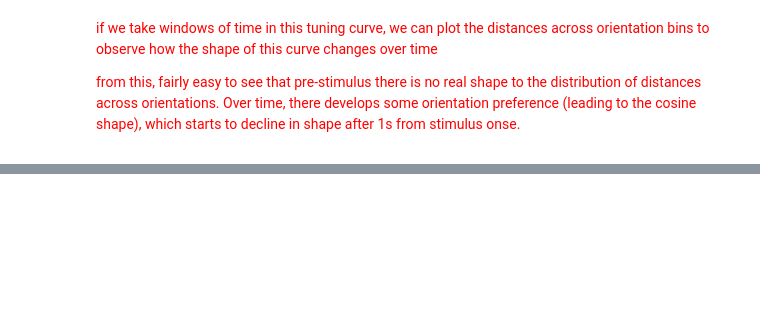
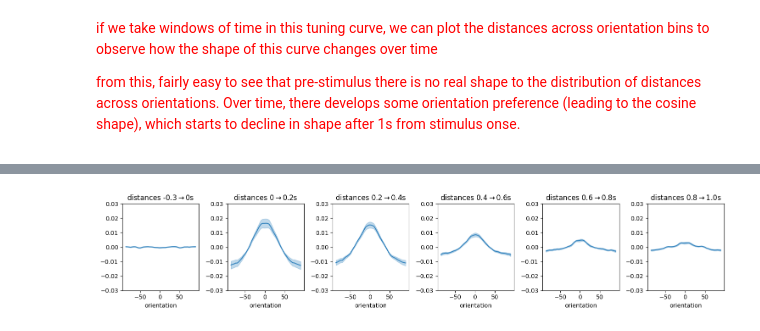
Before and after one commit to schekroud/tuningcurves, a Jupyter notebook: analysis/04_visualise_TuningCurve_acrossSubjects.ipynb, the cells around one changed output, grey strips where cells are left out. Cells and saved outputs as stored; diff of their text form; code cells hidden in the pictures; blank space fills up the shorter version.

```diff
--- a/analysis/04_visualise_TuningCurve_acrossSubjects.ipynb
+++ b/analysis/04_visualise_TuningCurve_acrossSubjects.ipynb
@@ -139,0 +145,22 @@ fig.tight_layout()
+# %%
+#plot across subjects mean + std error
+tstarts = [-0.3, 0,   0.2, 0.4, 0.6, 0.8]
+tends   = [ 0,   0.2, 0.4, 0.6, 0.8, 1.0]
+plotcount = np.arange(len(tstarts))+1
+fig = plt.figure(figsize = [15, 3])
+for x in zip(plotcount, tstarts, tends):
+    ax = fig.add_subplot(1,6,x[0])
+    tinds = np.logical_and(np.greater_equal(times, x[1]), np.less_equal(times, x[2]))
+    tmpdat = gmean_tp[:,:,:,tinds].copy() # ppts x items x bins x time
+    tmpdat = tmpdat.mean(axis=3) #average across time, now ppts x items x bins
+    tmpdat = tmpdat.mean(axis=1) #average across items, now ppts x bins
+    imean = tmpdat.mean(0)
+    isem  = sp.stats.sem(tmpdat, axis=0, ddof=0, nan_policy='omit')
+    ax.plot(binmids, imean, lw = 1.5, color = '#3182bd')
+    ax.fill_between(binmids, np.add(imean, isem), np.subtract(imean, isem), edgecolor=None, alpha = 0.3, color='#3182bd')
+    ax.set_xlabel('orientation')
+    ax.set_title(f'distances {x[1]}$\\rightarrow${x[2]}s')
+    ax.set_ylim([-0.03, 0.03])
+fig.tight_layout()
+# %% [output]
+[figure, added]
```
Also changed, not shown: parts of 6 cells of this notebook.
